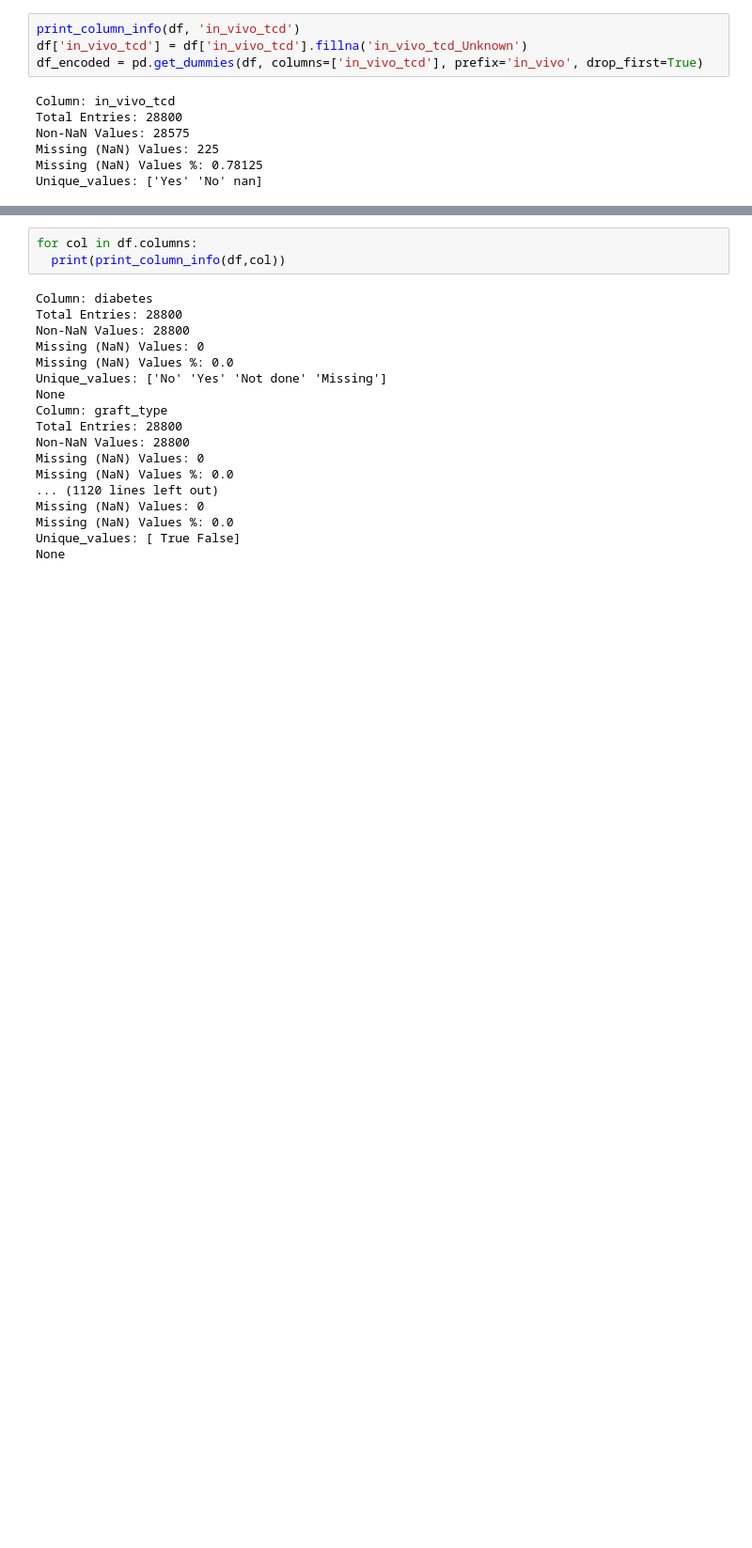
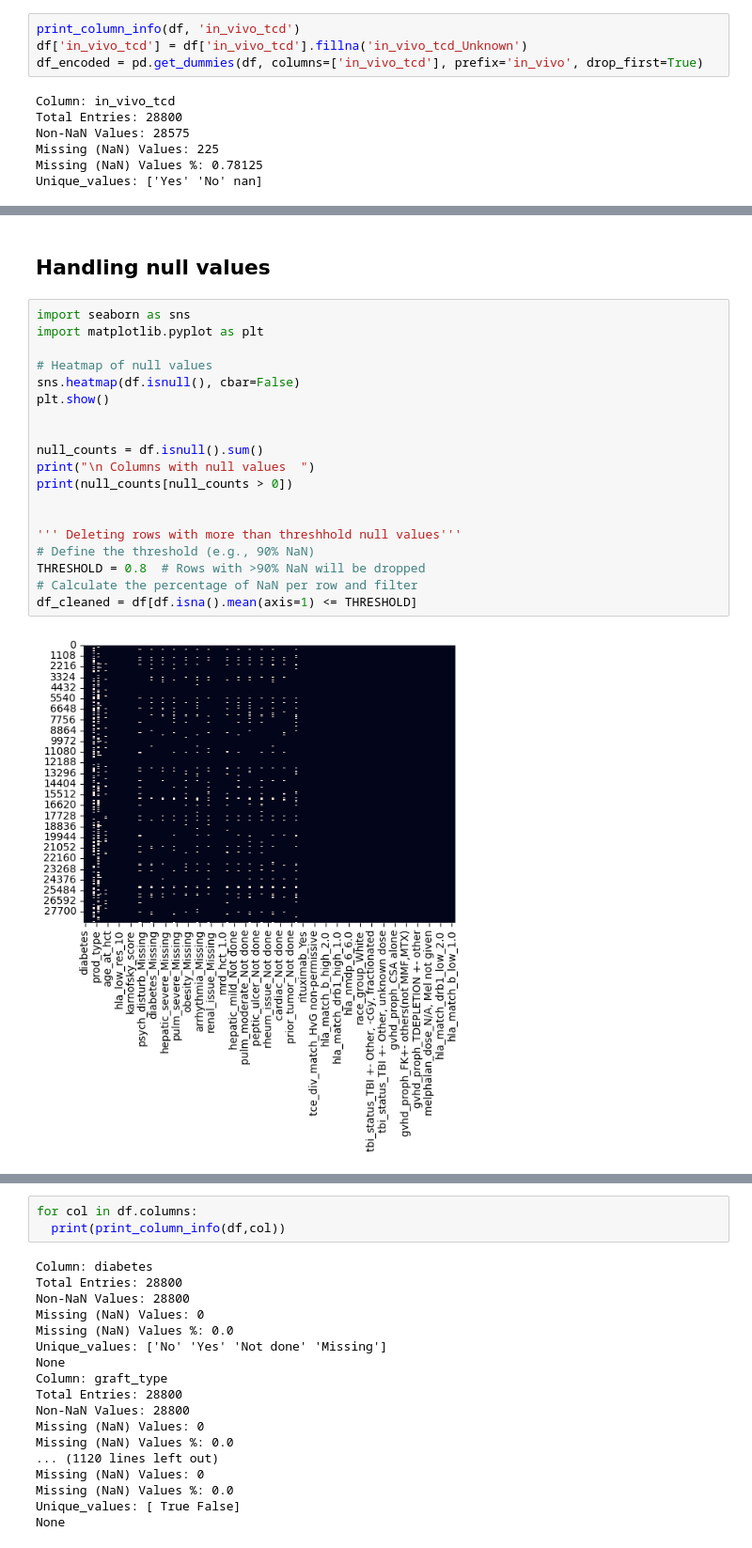
Before and after one commit to githublince/htc, a Jupyter notebook: htc_ xgboost.ipynb, the cells around one changed output, grey strips where cells are left out. Shown: that part at 94% size. Drawn from its saved outputs; the diff is of its cells as text; blank space fills up the shorter version.

```diff
--- a/htc_ xgboost.ipynb
+++ b/htc_ xgboost.ipynb
@@ -1742,0 +1765,23 @@ Unique_values: ['Yes' 'No' nan]
+# %% [markdown]
+## Handling null values
+# %%
+import seaborn as sns
+import matplotlib.pyplot as plt
+
+# Heatmap of null values
+sns.heatmap(df.isnull(), cbar=False)
+plt.show()
+
+
+null_counts = df.isnull().sum()
+print("\n Columns with null values  ")
+print(null_counts[null_counts > 0])
+
+
+''' Deleting rows with more than threshhold null values'''
+# Define the threshold (e.g., 90% NaN)
+THRESHOLD = 0.8  # Rows with >90% NaN will be dropped
+# Calculate the percentage of NaN per row and filter
+df_cleaned = df[df.isna().mean(axis=1) <= THRESHOLD]
+# %% [output]
+[figure, added]
```
Also changed, not shown: parts of 10 cells of this notebook.
